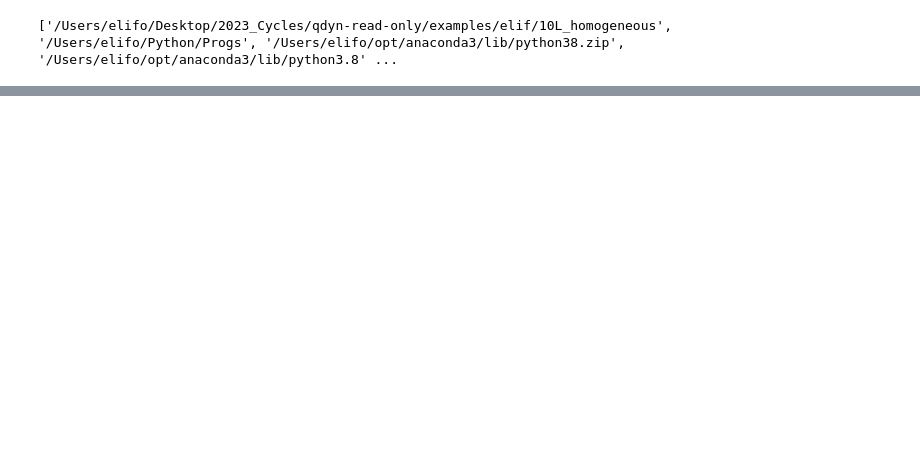
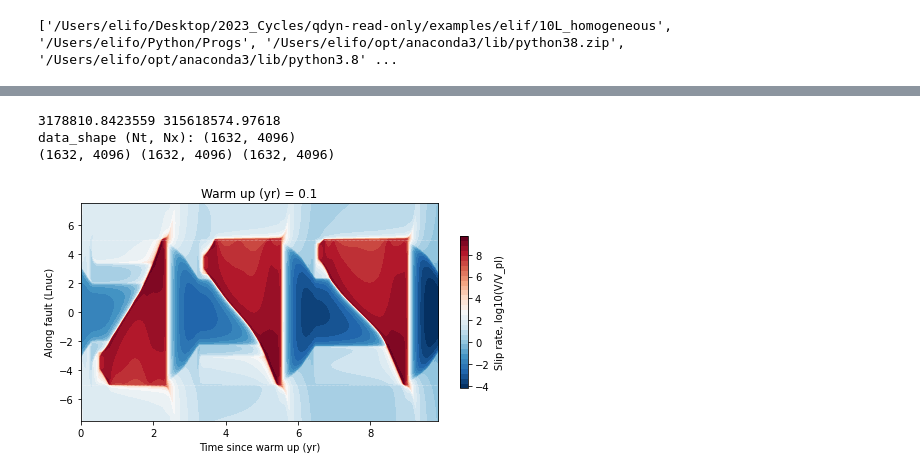
Before and after one commit to elifo/qdyn, a Jupyter notebook: examples/elif/10L_homogeneous/post_process.ipynb, the cells around one changed output, grey strips where cells are left out. Drawn from its saved outputs; the diff is of its cells as text; code cells hidden in the pictures; blank space fills up the shorter version.

```diff
--- a/examples/elif/10L_homogeneous/post_process.ipynb
+++ b/examples/elif/10L_homogeneous/post_process.ipynb
@@ -197,0 +155,7 @@ data_shape (Nt, Nx): (510, 4096)
+# %%
+qdyn_plot.plot_2D_slip_rate(p.ox,t_beg=0.1*t_yr,t_end=max(p.ox['t']),V_pl=1e-9,Lvw=5, Lc=Lc)
+# %% [output]
+3178810.8423559 315618574.97618
+data_shape (Nt, Nx): (1632, 4096)
+(1632, 4096) (1632, 4096) (1632, 4096)
+[figure, added]
```
Also changed, not shown: parts of 10 cells of this notebook, 2 other files.
